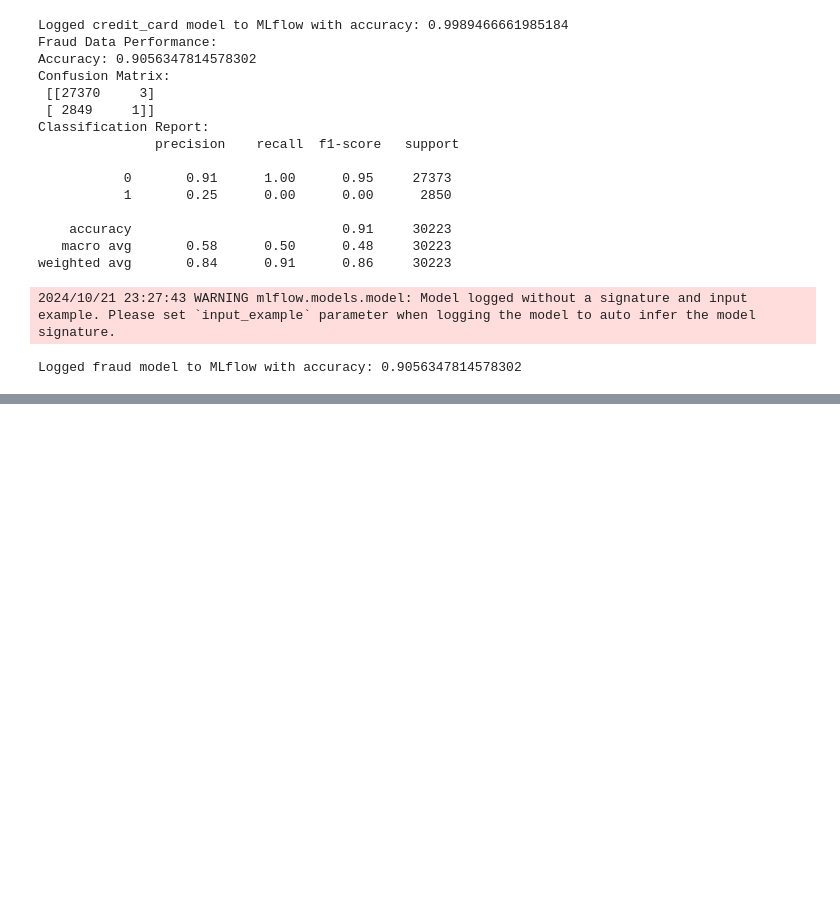
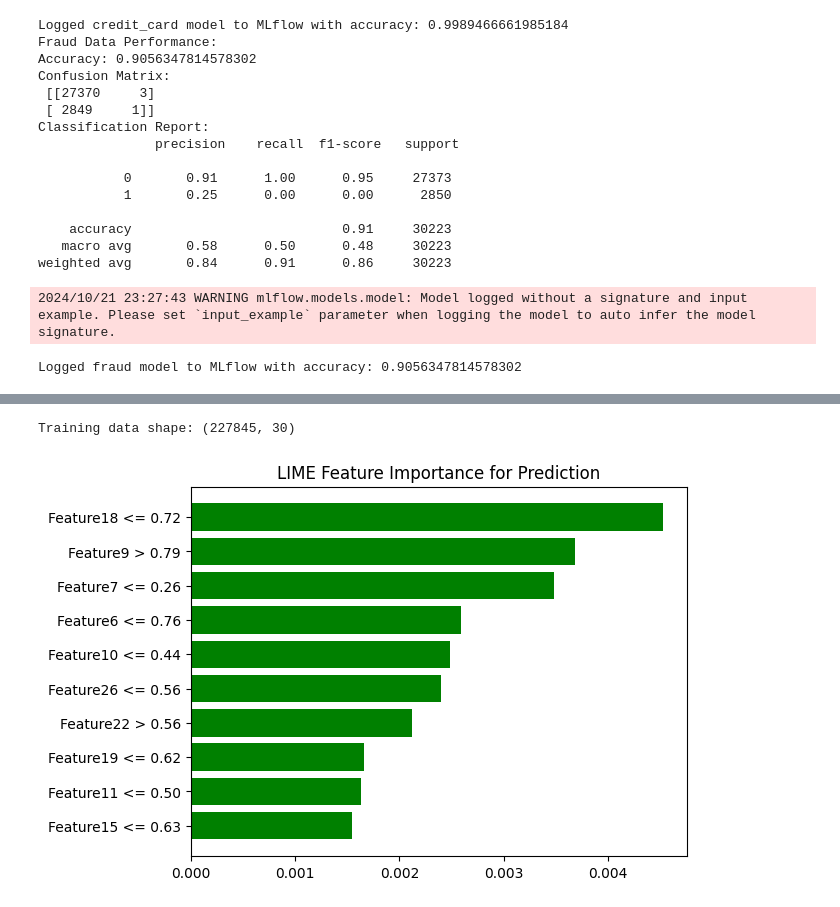
Before and after one commit to Gede-A/fraud-detection-model, a Jupyter notebook: notebooks/Model training.ipynb, the cells around one changed output, grey strips where cells are left out. Cells and saved outputs as stored; diff of their text form; code cells hidden in the pictures; blank space fills up the shorter version.

```diff
--- a/notebooks/Model training.ipynb
+++ b/notebooks/Model training.ipynb
@@ -537,0 +718,53 @@ Logged fraud model to MLflow with accuracy: 0.9056347814578302
+# %%
+# Import necessary libraries
+import numpy as np
+import pandas as pd
+import matplotlib.pyplot as plt
+from lime import lime_tabular
+
+# Assuming X_creditcard_train_imputed is a DataFrame or a NumPy array
+# Check the shape of the training data
+print(f"Training data shape: {X_creditcard_train_imputed.shape}")  # Check number of features
+
+# If X_creditcard_train_imputed is a DataFrame, extract feature names
+if isinstance(X_creditcard_train_imputed, pd.DataFrame):
+    feature_names = X_creditcard_train_imputed.columns.tolist()
+    X_creditcard_train_imputed = X_creditcard_train_imputed.values  # Convert to NumPy array for LIME
+else:
+    # Manually define feature names if using a NumPy array
+    # Ensure this list has the same number of items as features in your data
+    feature_names = ['Feature1', 'Feature2', 'Feature3', 'Feature4', 'Feature5',
+                     'Feature6', 'Feature7', 'Feature8', 'Feature9', 'Feature10',
+                     'Feature11', 'Feature12', 'Feature13', 'Feature14', 'Feature15',
+                     'Feature16', 'Feature17', 'Feature18', 'Feature19', 'Feature20',
+                     'Feature21', 'Feature22', 'Feature23', 'Feature24', 'Feature25',
+                     'Feature26', 'Feature27', 'Feature28', 'Feature29', 'Feature30']
+
+# Ensure feature_names matches the number of features in your training data
+num_features = X_creditcard_train_imputed.shape[1]
+if len(feature_names) != num_features:
+    raise ValueError(f"Number of features in feature_names ({len(feature_names)}) does not match training data ({num_features}).")
+
+# 1. Create LIME Explainer
+explainer = lime_tabular.LimeTabularExplainer(
+    training_data=X_creditcard_train_imputed,  # Use the training data directly
+    feature_names=feature_names,  # Provide the feature names
+    class_names=['Not Fraud', 'Fraud'],
+    mode='classification'
+)
+
+# 2. Explain a Single Prediction (e.g., the first test sample)
+i = 0  # Index of the test sample you want to explain
+exp = explainer.explain_instance(
+    data_row=X_creditcard_test_imputed[i],  # Use the ith test sample
+    predict_fn=creditcard_model.predict_proba  # Use the model's prediction function
+)
+
+# 3. Feature Importance Plot
+# Display the explanation as a bar chart
+exp.as_pyplot_figure()
+plt.title("LIME Feature Importance for Prediction")
+plt.show()
+# %% [output]
+Training data shape: (227845, 30)
+[figure, added]
```
Also changed, not shown: parts of 3 cells of this notebook, 38 other files.
